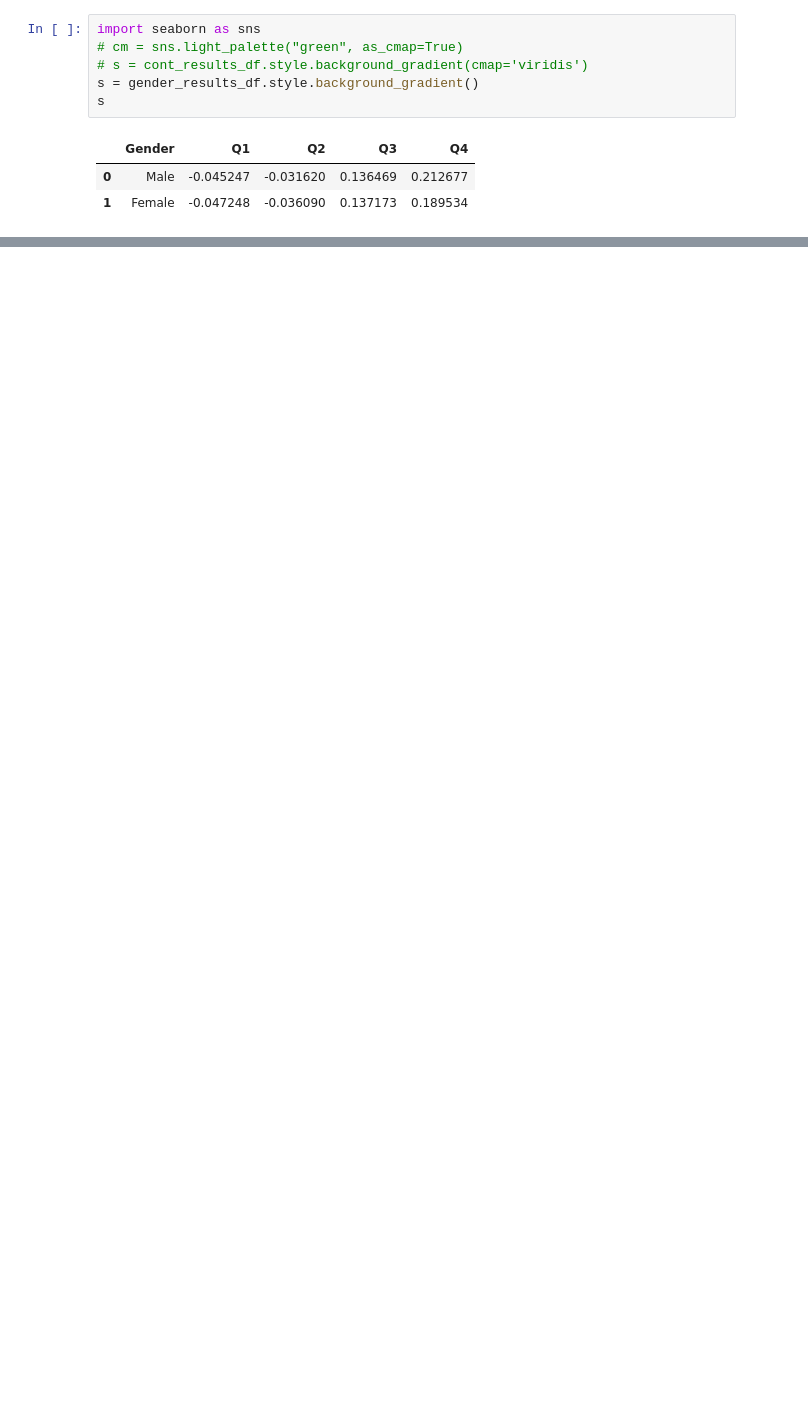
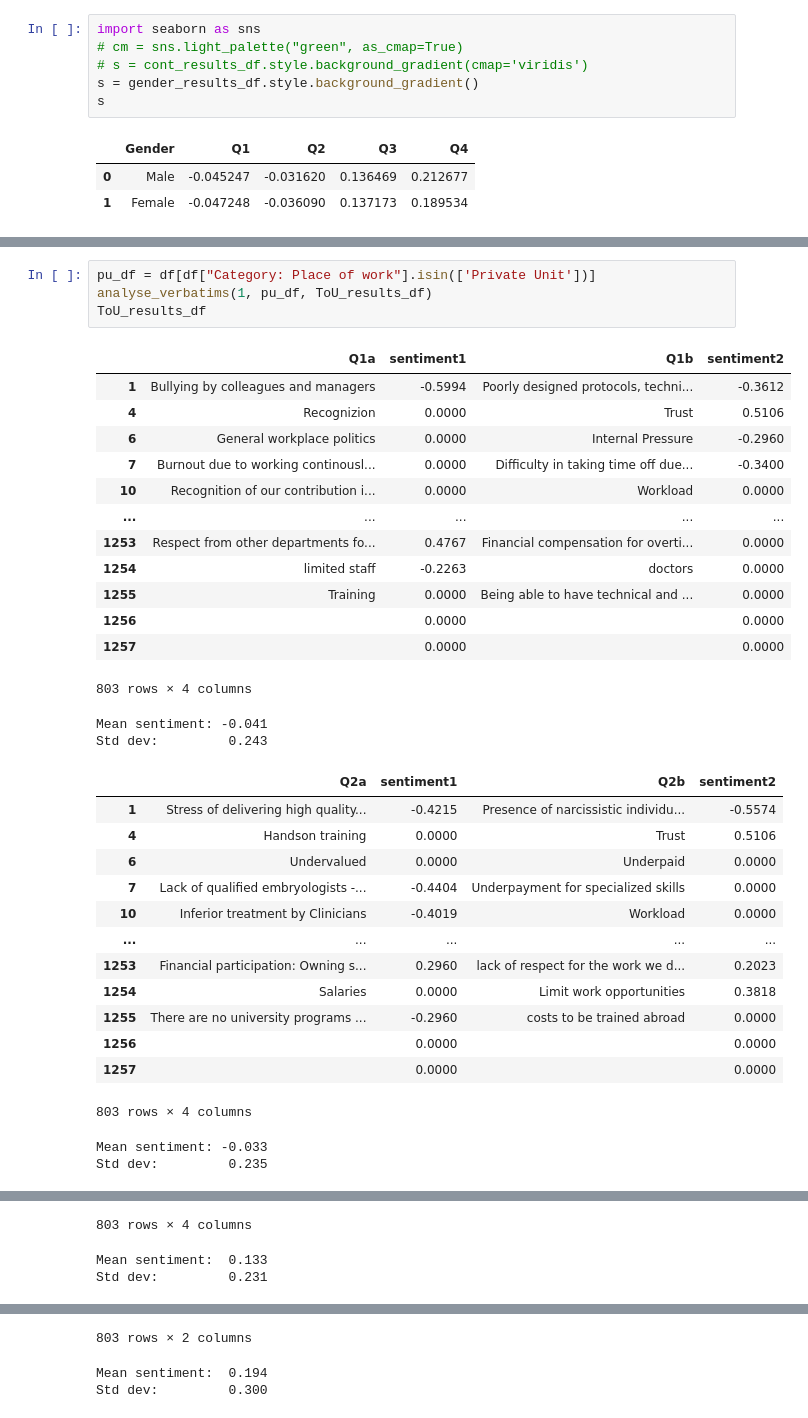
Before and after one commit to tgr2uk/surveyAnalysis, a Jupyter notebook: 4. Cohort analysis.ipynb, the cells around one changed output, grey strips where cells are left out. Cells and saved outputs as stored; diff of their text form; blank space fills up the shorter version.

```diff
--- a/4. Cohort analysis.ipynb
+++ b/4. Cohort analysis.ipynb
@@ -1772,0 +2144,35 @@ s
+# %%
+pu_df = df[df["Category: Place of work"].isin(['Private Unit'])]
+analyse_verbatims(1, pu_df, ToU_results_df)
+ToU_results_df
+# %% [output]
+|  | Q1a | sentiment1 | Q1b | sentiment2 |
+| 1 | Bullying by colleagues and managers | -0.5994 | Poorly designed protocols, techni... | -0.3612 |
+| 4 | Recognizion | 0.0000 | Trust | 0.5106 |
+| 6 | General workplace politics | 0.0000 | Internal Pressure | -0.2960 |
+| 7 | Burnout due to working continousl... | 0.0000 | Difficulty in taking time off due... | -0.3400 |
+| 10 | Recognition of our contribution i... | 0.0000 | Workload | 0.0000 |
+| ... | ... | ... | ... | ... |
+| 1253 | Respect from other departments fo... | 0.4767 | Financial compensation for overti... | 0.0000 |
+| 1254 | limited staff | -0.2263 | doctors | 0.0000 |
+| 1255 | Training | 0.0000 | Being able to have technical and ... | 0.0000 |
+| 1256 |  | 0.0000 |  | 0.0000 |
+| 1257 |  | 0.0000 |  | 0.0000 |
+803 rows × 4 columns
+Mean sentiment: -0.041
+Std dev:         0.243
+|  | Q2a | sentiment1 | Q2b | sentiment2 |
+| 1 | Stress of delivering high quality... | -0.4215 | Presence of narcissistic individu... | -0.5574 |
+| 4 | Handson training | 0.0000 | Trust | 0.5106 |
+| 6 | Undervalued | 0.0000 | Underpaid | 0.0000 |
+| 7 | Lack of qualified embryologists -... | -0.4404 | Underpayment for specialized skills | 0.0000 |
+| 10 | Inferior treatment by Clinicians | -0.4019 | Workload | 0.0000 |
+| ... | ... | ... | ... | ... |
+| 1253 | Financial participation: Owning s... | 0.2960 | lack of respect for the work we d... | 0.2023 |
+| 1254 | Salaries | 0.0000 | Limit work opportunities | 0.3818 |
+| 1255 | There are no university programs ... | -0.2960 | costs to be trained abroad | 0.0000 |
+| 1256 |  | 0.0000 |  | 0.0000 |
+| 1257 |  | 0.0000 |  | 0.0000 |
+803 rows × 4 columns
+Mean sentiment: -0.033
+Std dev:         0.235
@@ -1772,0 +2191,3 @@ s
+803 rows × 4 columns
+Mean sentiment:  0.133
+Std dev:         0.231
@@ -1772,0 +2206,3 @@ s
+803 rows × 2 columns
+Mean sentiment:  0.194
+Std dev:         0.300
```
Also changed, not shown: parts of 25 cells of this notebook.
